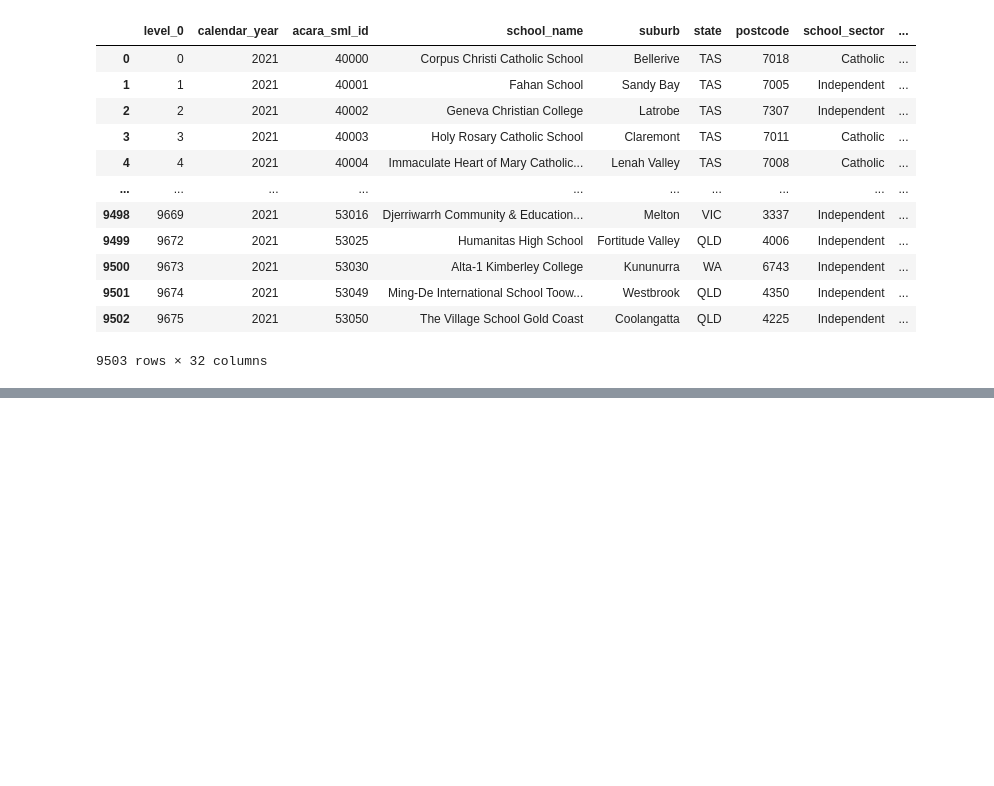
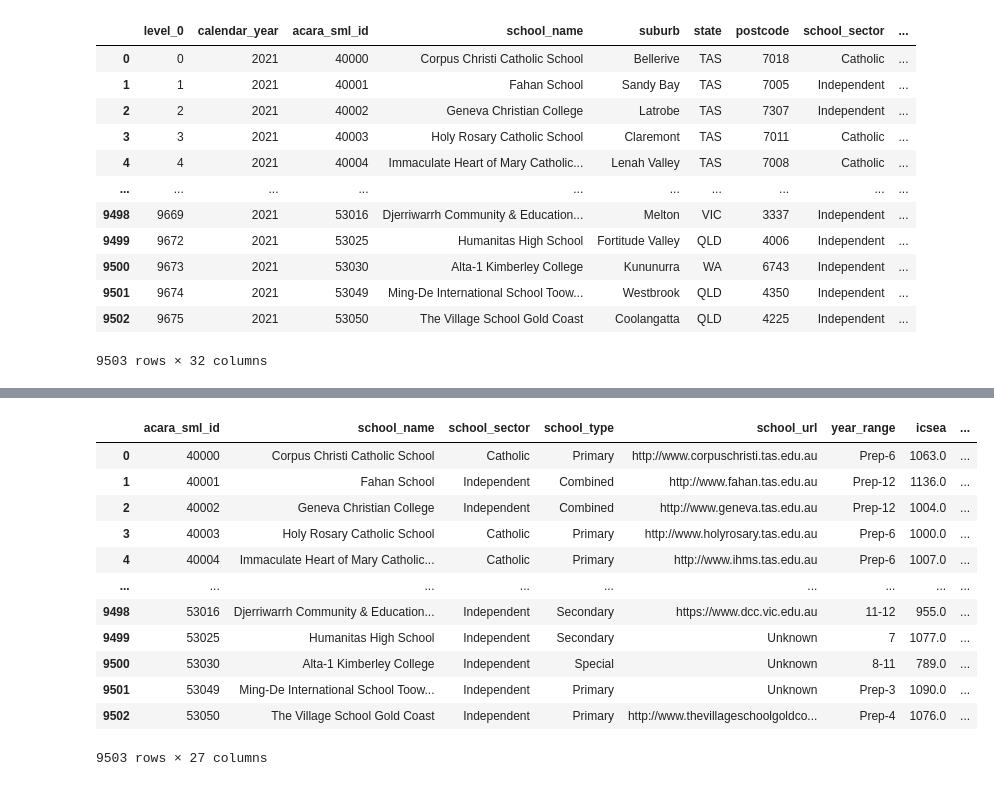
Before and after one commit to dongxinshi/People-of-Aus, a Jupyter notebook: Feature Code/School Search/schoolData/schoolDataMerging.ipynb, the cells around one changed output, grey strips where cells are left out. Cells and saved outputs as stored; diff of their text form; code cells hidden in the pictures; blank space fills up the shorter version.

```diff
--- a/Feature Code/School Search/schoolData/schoolDataMerging.ipynb
+++ b/Feature Code/School Search/schoolData/schoolDataMerging.ipynb
@@ -117,3 +117,21 @@ df
 9503 rows × 32 columns
 # %%
 suburbDf = df[['acara_sml_id','suburb','state','postcode','lga_code']]
+# %%
+clean_cols = []
+for col in df.columns:
+    clean_cols.append(col.replace('_(%)','').replace('-','_'))
+
+df.columns = clean_cols
+# %%
+clean_cols = []
+for col in df.columns:
+    clean_cols.append(col.replace('___','_'))
+
+df.columns = clean_cols
+# %%
+df.pop('level_0')
+df.pop('suburb')
+df.pop('state')
+df.pop('postcode')
+df.pop('calendar_year')
@@ -120,3 +151,19 @@ suburbDf = df[['acara_sml_id','suburb','state','postcode','lga_code']]
+# %%
+df
+# %% [output]
+|  | acara_sml_id | school_name | school_sector | school_type | school_url | year_range | icsea | ... |
+| 0 | 40000 | Corpus Christi Catholic School | Catholic | Primary | http://www.corpuschristi.tas.edu.au | Prep-6 | 1063.0 | ... |
+| 1 | 40001 | Fahan School | Independent | Combined | http://www.fahan.tas.edu.au | Prep-12 | 1136.0 | ... |
+| 2 | 40002 | Geneva Christian College | Independent | Combined | http://www.geneva.tas.edu.au | Prep-12 | 1004.0 | ... |
+| 3 | 40003 | Holy Rosary Catholic School | Catholic | Primary | http://www.holyrosary.tas.edu.au | Prep-6 | 1000.0 | ... |
+| 4 | 40004 | Immaculate Heart of Mary Catholic... | Catholic | Primary | http://www.ihms.tas.edu.au | Prep-6 | 1007.0 | ... |
+| ... | ... | ... | ... | ... | ... | ... | ... | ... |
+| 9498 | 53016 | Djerriwarrh Community & Education... | Independent | Secondary | https://www.dcc.vic.edu.au | 11-12 | 955.0 | ... |
+| 9499 | 53025 | Humanitas High School | Independent | Secondary | Unknown | 7 | 1077.0 | ... |
+| 9500 | 53030 | Alta-1 Kimberley College | Independent | Special | Unknown | 8-11 | 789.0 | ... |
+| 9501 | 53049 | Ming-De International School Toow... | Independent | Primary | Unknown | Prep-3 | 1090.0 | ... |
+| 9502 | 53050 | The Village School Gold Coast | Independent | Primary | http://www.thevillageschoolgoldco... | Prep-4 | 1076.0 | ... |
+9503 rows × 27 columns
 # %%
 df.to_csv('clean_school_data.csv',index=False)
 # %%
```
Also changed, not shown: parts of 1 cell of this notebook, 2 other files.
